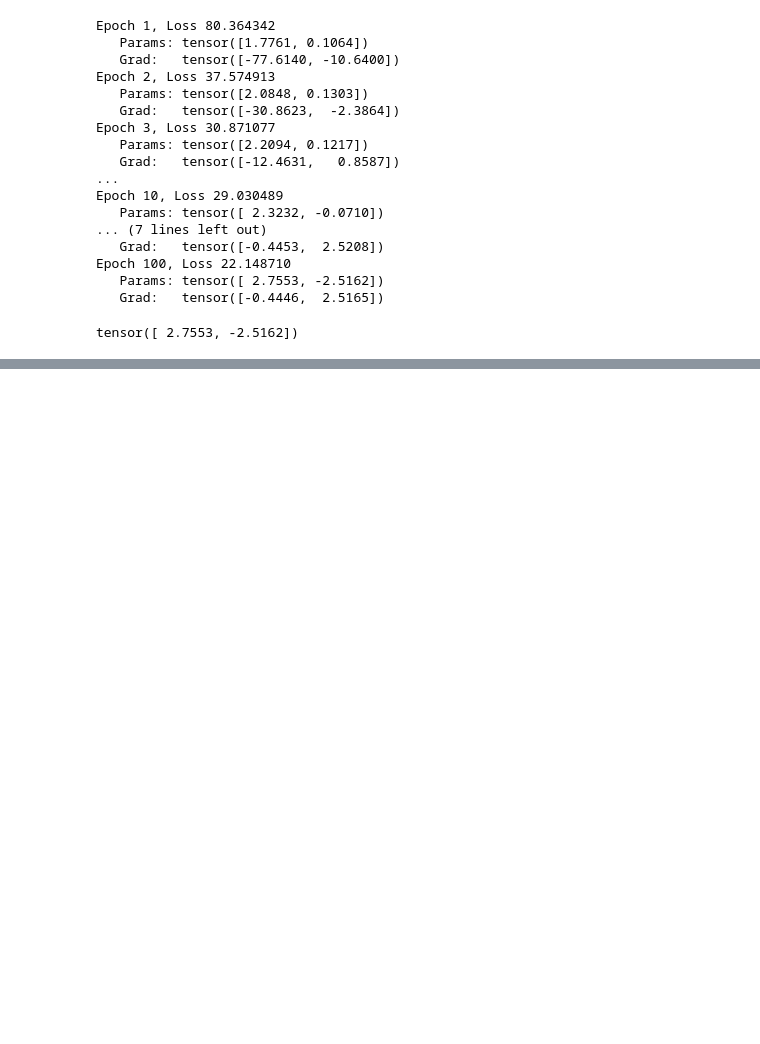
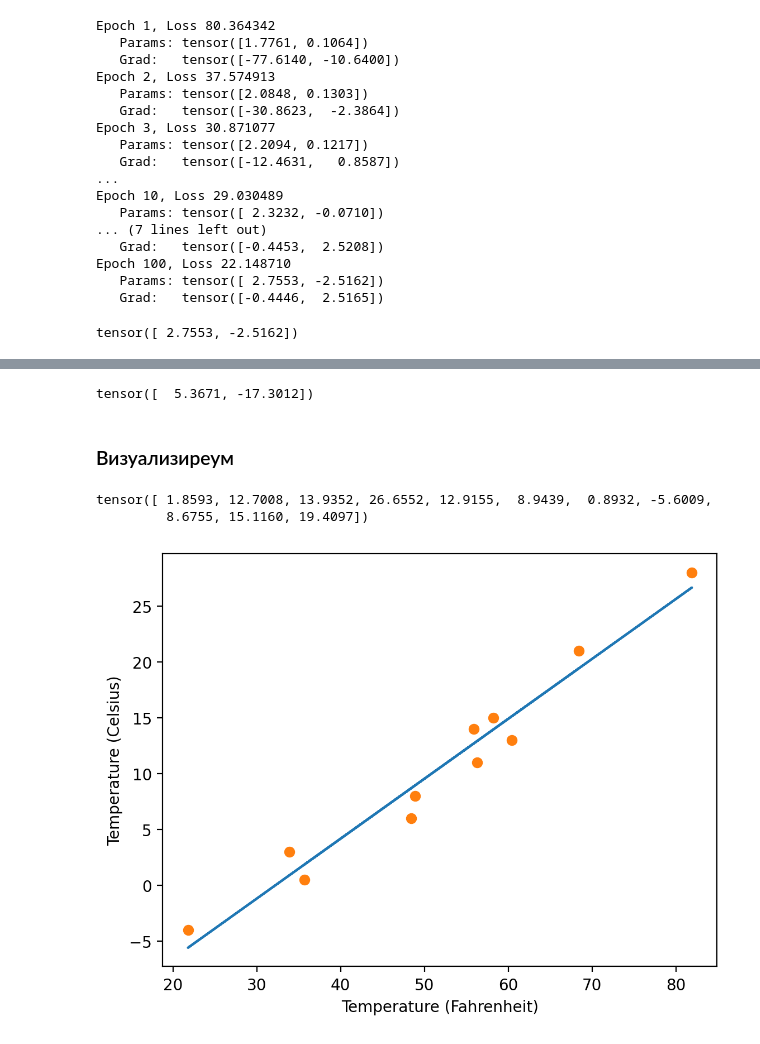
Before and after one commit to BalshowAndrew/pytorch_studying, a Jupyter notebook: 03_inner_kichen.ipynb, the cells around one changed output, grey strips where cells are left out. Saved outputs shown, nothing was run; the diff lists cells and outputs as text; code cells hidden in the pictures; blank space fills up the shorter version.

```diff
--- a/03_inner_kichen.ipynb
+++ b/03_inner_kichen.ipynb
@@ -264,3 +264,12 @@ Epoch 100, Loss 22.148710
    Params: tensor([ 2.7553, -2.5162])
    Grad:   tensor([-0.4446,  2.5165])
 tensor([ 2.7553, -2.5162])
+# %%
+params = training_loop(
+    n_epochs = 5000,
+    learning_rate = 1e-2,
+    params = torch.tensor([1.0, 0.0]),
+    t_u = t_un,
+    t_c = t_c,
+    print_params = False
+)
@@ -266,0 +289,21 @@ tensor([ 2.7553, -2.5162])
+# %%
+params
+# %% [output]
+tensor([  5.3671, -17.3012])
+# %% [markdown]
+### Визуализиреум
+# %%
+t_p = model(t_un, *params)
+
+t_p
+# %% [output]
+tensor([ 1.8593, 12.7008, 13.9352, 26.6552, 12.9155,  8.9439,  0.8932, -5.6009,
+         8.6755, 15.1160, 19.4097])
+# %%
+fig = plt.figure(dpi=200)
+plt.xlabel("Temperature (Fahrenheit)")
+plt.ylabel("Temperature (Celsius)")
+plt.plot(t_u.numpy(), t_p.detach().numpy())
+plt.plot(t_u.numpy(), t_c.numpy(), 'o');
+# %% [output]
+[figure, added]
```
Also changed, not shown: parts of 1 cell of this notebook.
